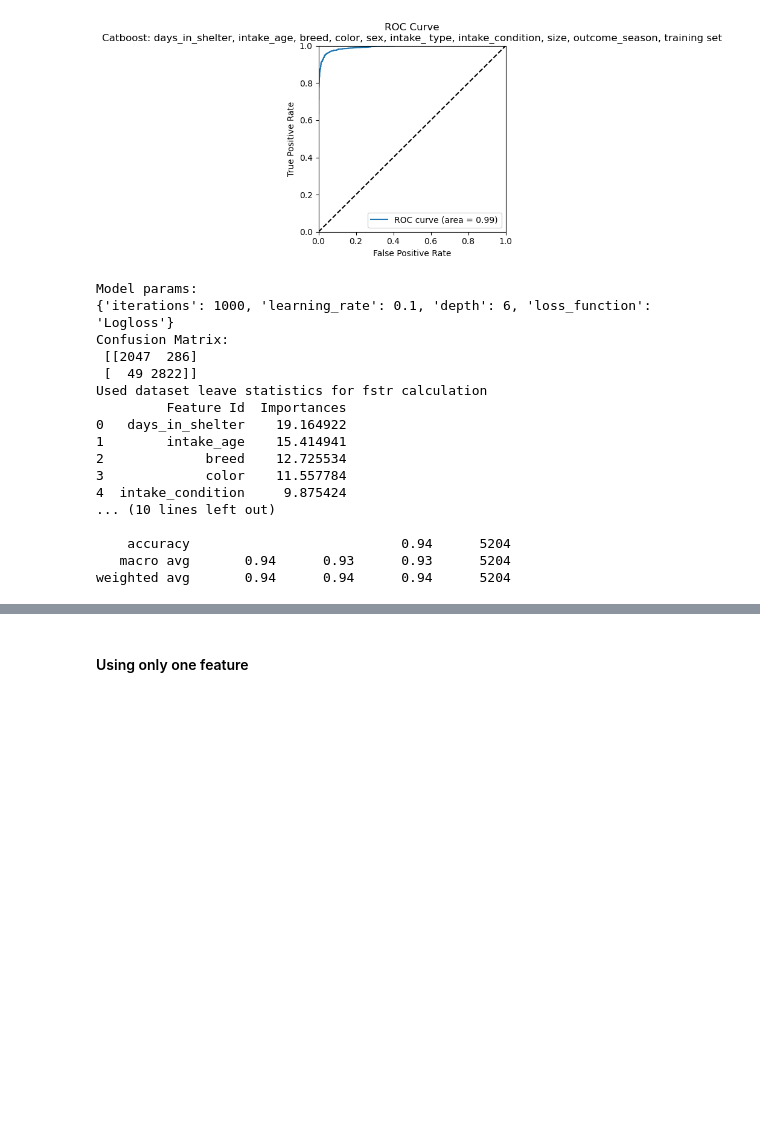
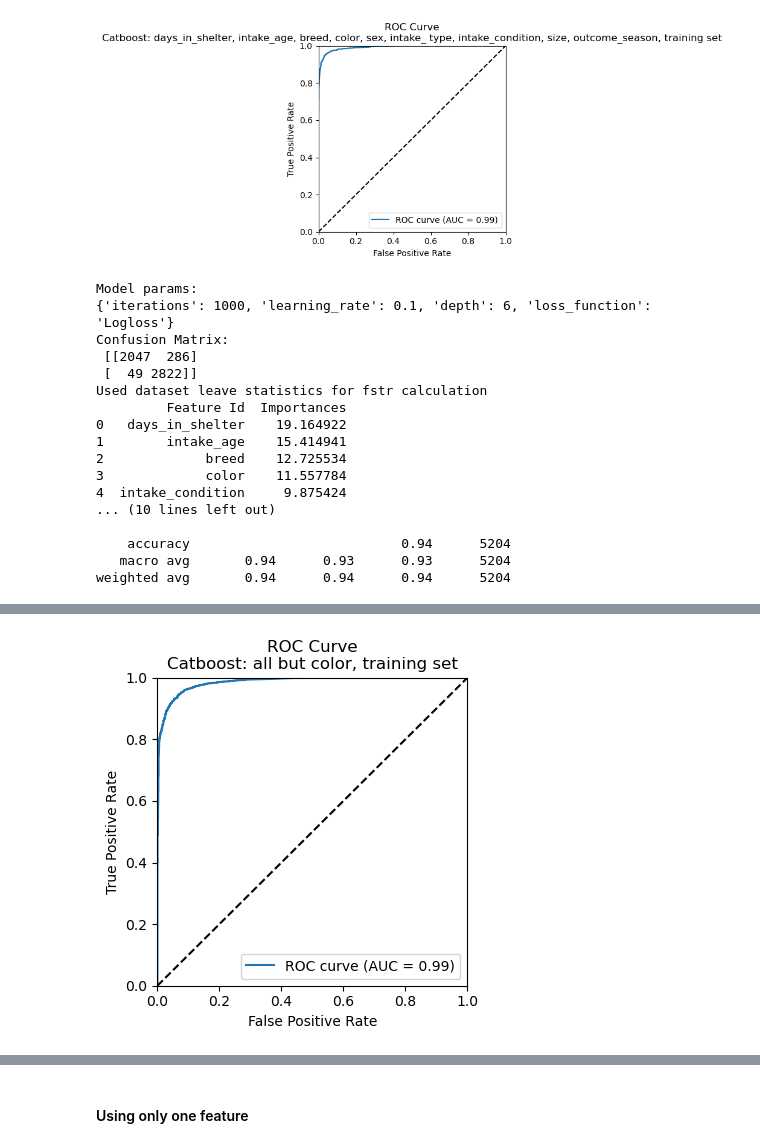
Before and after one commit to rty10/doggy-doggy-what-now, a Jupyter notebook: python_notebooks/time_independent_modeling/nontemporal_modeling_05_ak.ipynb, the cells around one changed output, grey strips where cells are left out. Drawn from its saved outputs; the diff is of its cells as text; code cells hidden in the pictures; blank space fills up the shorter version.

```diff
--- a/python_notebooks/time_independent_modeling/nontemporal_modeling_05_ak.ipynb
+++ b/python_notebooks/time_independent_modeling/nontemporal_modeling_05_ak.ipynb
@@ -229,0 +234,85 @@ weighted avg       0.94      0.94      0.94      5204
+# %%
+
+feat = 'all but color' #'days_in_shelter, intake_age, breed, color, sex, intake_ type, intake_condition, size, outcome_season'
+model_name = "Catboost: "+ feat+", training set"
+feature_list = [ 'sex',
+                'size',
+                'breed',
+                # 'color',
+                'days_in_shelter',
+                'outcome_season',
+                'intake_age',
+                'intake_condition',
+                'intake_type'
+                ]
+tree_depth = 6
+X_t = X_train[feature_list]
+X_t = X_t.astype(str)
+y_t = y_train
+lrn_rate = 0.1
+
+pool = Pool(X_t, y_t, cat_features=feature_list, feature_names=feature_list)
+clf  = CatBoostClassifier(iterations=1000, learning_rate=lrn_rate,
+                          loss_function="Logloss", depth=tree_depth)
+clf.fit(pool, eval_set=(X_t, y_t),
+        verbose=False,
+        # plot=True
+        )
+# scores = pd.DataFrame(columns=['test_accuracy','tree_count'], index=range(cv_splits))
+
+## ROC curve - get data from catboost, plot with plt
+(fpr, tpr, thresholds) = get_roc_curve(clf, pool, plot=False)
+roc_auc = auc(fpr, tpr)
+# print("Area under the ROC curve : %f" % roc_auc)
+# print(fpr)
+# print(tpr)
+# print(thresholds)
+plt.figure(figsize=(4,4))
+plt.plot(fpr, tpr, label='ROC curve (AUC = %0.2f)' % roc_auc)
+plt.plot([0, 1], [0, 1], 'k--') #line y=x
+plt.xlim([0.0, 1.0])
+plt.ylim([0.0, 1.0])
+plt.xlabel('False Positive Rate')
+plt.ylabel('True Positive Rate')
+plt.title('ROC Curve\n'+model_name)
+plt.legend(loc="lower right")
+plt.show()
+# plt.savefig(roc_j)
+
+del fpr, tpr, thresholds, roc_auc
+
+
+print('Model params:')
+print(clf.get_params())
+
+confusion = confusion_matrix(y_true = y_t, y_pred = clf.predict(X_t))
+print('Confusion Matrix:\n', confusion)
+print(clf.get_feature_importance(data=pool, prettified=True, verbose=True))
+print()
+print("Classification Report:")
+print(classification_report(y_true=y_t, y_pred=clf.predict(X_t)))
+
+# # confusion graph
+# plt.figure(figsize=(4, 3))
+# sns.heatmap(confusion, annot=True, fmt='d', cmap='Blues', xticklabels=[
+#             'Pred Neg', 'Pred Pos'], yticklabels=['Act Neg', 'Actual Pos'])
+# plt.xlabel('Predicted')
+# plt.ylabel('Actual')
+# plt.title('Confusion Matrix')
+# plt.show()
+
+# # importance graph
+# feat_arry = np.array(feature_list)
+# importances = clf.get_feature_importance()
+# sorted_indices = np.argsort(importances)[::-1]
+# plt.figure(figsize=(5, 3))
+# plt.bar(range(len(feature_list)), importances[sorted_indices])
+# plt.xticks(range(len(feature_list)), feat_arry[sorted_indices], rotation=90)
+# plt.title("Feature Importance")
+# plt.show()
+# del feat_arry, importances, sorted_indices
+
+
+del feat, model_name, feature_list, tree_depth, lrn_rate, X_t, y_t, pool, clf, confusion,
+# %% [output]
+[figure, added]
```
Also changed, not shown: parts of 12 cells of this notebook, 6 other files.
